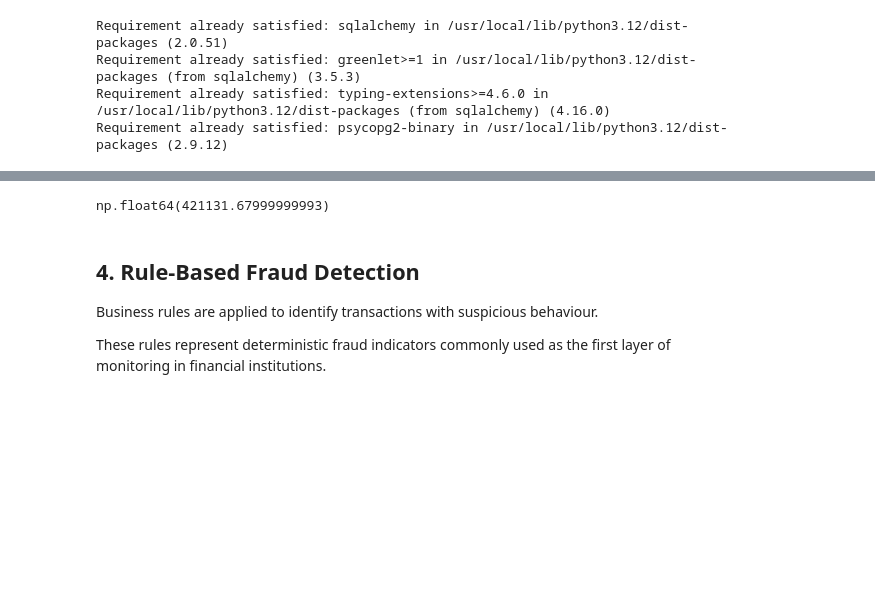
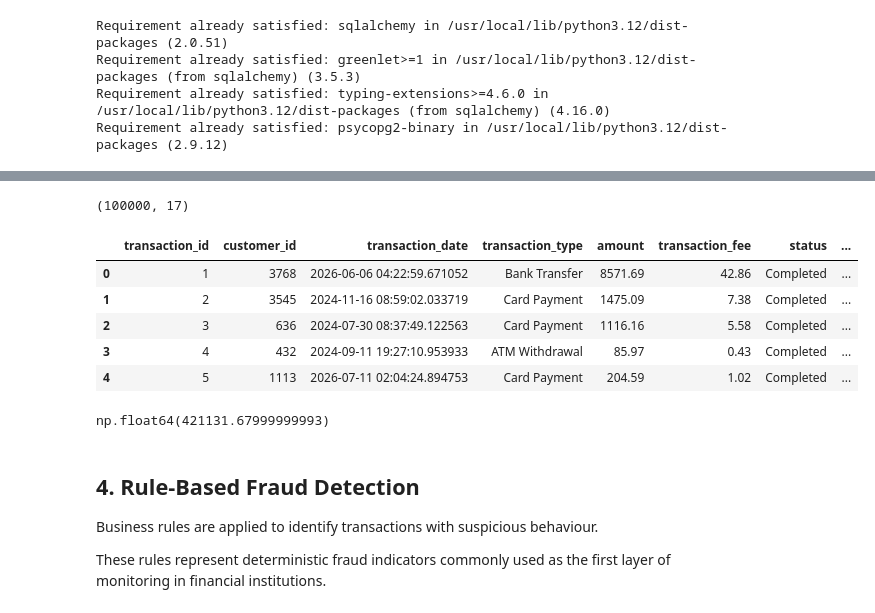
Before and after one commit to robertaNicolle/finhealth_monitor, a Jupyter notebook: notebooks/01_model_evaluation.ipynb, the cells around one changed output, grey strips where cells are left out. Saved outputs shown, nothing was run; the diff lists cells and outputs as text; code cells hidden in the pictures; blank space fills up the shorter version.

```diff
--- a/notebooks/01_model_evaluation.ipynb
+++ b/notebooks/01_model_evaluation.ipynb
@@ -485,2 +102,14 @@ transactions.csv saved successfully.
+# %%
+transactions = pd.read_csv("transactions.csv")
+print(transactions.shape)
+transactions.head()
+# %% [output]
+(100000, 17)
+|  | transaction_id | customer_id | transaction_date | transaction_type | amount | transaction_fee | status | ... |
+| 0 | 1 | 3768 | 2026-06-06 04:22:59.671052 | Bank Transfer | 8571.69 | 42.86 | Completed | ... |
+| 1 | 2 | 3545 | 2024-11-16 08:59:02.033719 | Card Payment | 1475.09 | 7.38 | Completed | ... |
+| 2 | 3 | 636 | 2024-07-30 08:37:49.122563 | Card Payment | 1116.16 | 5.58 | Completed | ... |
+| 3 | 4 | 432 | 2024-09-11 19:27:10.953933 | ATM Withdrawal | 85.97 | 0.43 | Completed | ... |
+| 4 | 5 | 1113 | 2026-07-11 02:04:24.894753 | Card Payment | 204.59 | 1.02 | Completed | ... |
 # %%
 # Revenue generated by fees
```
Also changed, not shown: parts of 34 cells of this notebook, 2 other files.
